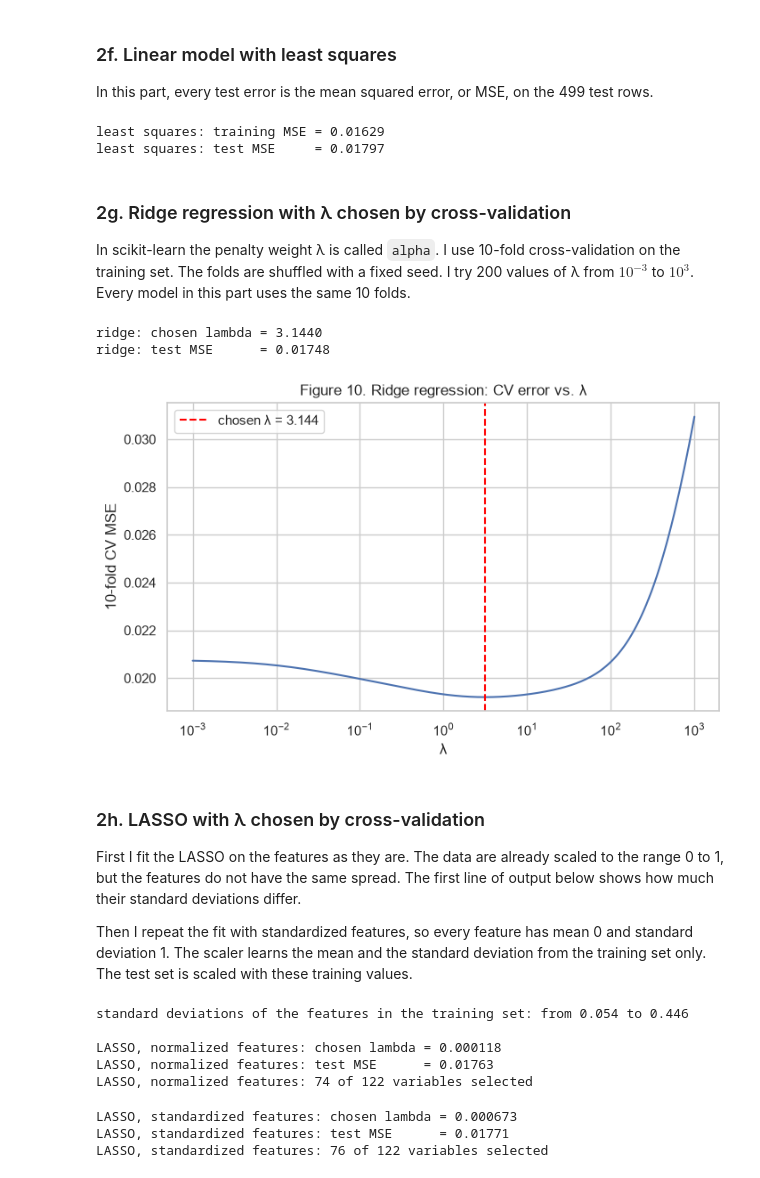
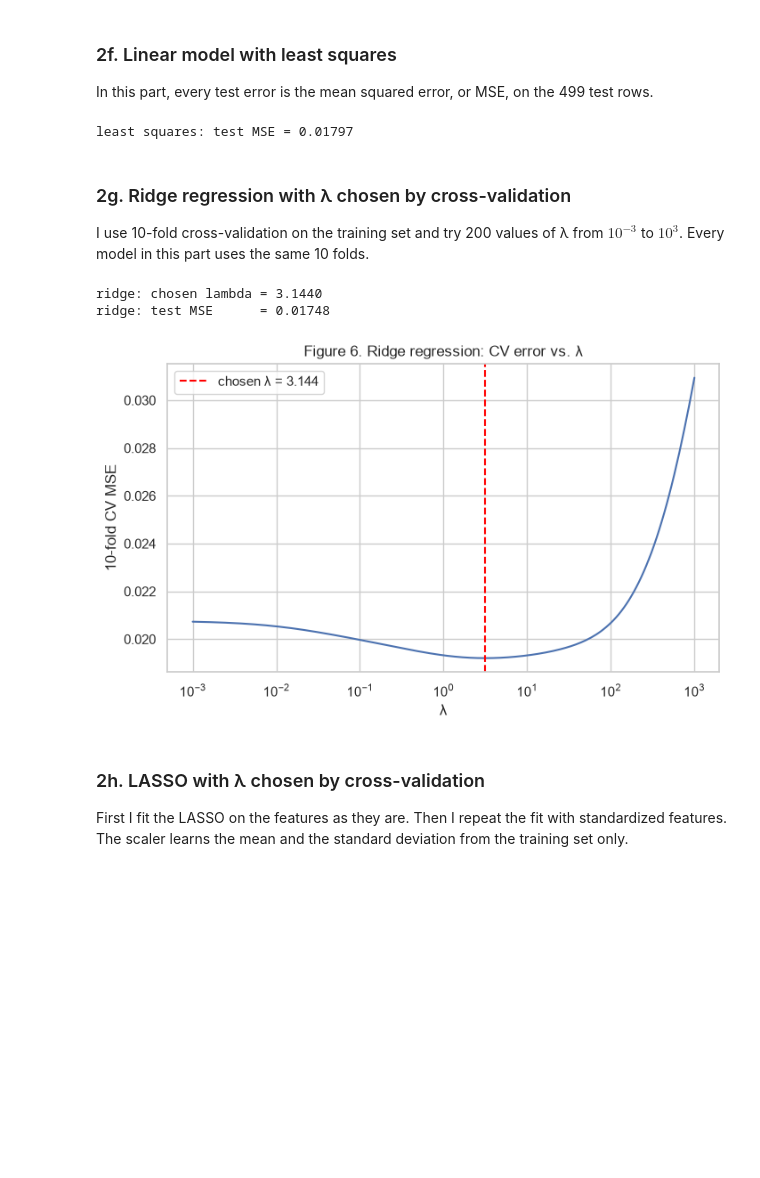
Before and after one commit to zous910814/dsci552-hw5, a Jupyter notebook: notebook/Huang_Chihwei_HW5.ipynb, the cells around one changed output. Drawn from its saved outputs; the diff is of its cells as text; code cells hidden in the pictures; blank space fills up the shorter version.

```diff
--- a/notebook/Huang_Chihwei_HW5.ipynb
+++ b/notebook/Huang_Chihwei_HW5.ipynb
@@ -716,83 +364,38 @@ So the scatter plots are useful to see skew, outliers and the shape of a relatio
 ### 2f. Linear model with least squares
 
 In this part, every test error is the mean squared error, or MSE, on the 499 test rows.
-# %%
-results = {}
-
-ols = LinearRegression().fit(X_train, y_train)
-results["Least squares"] = mean_squared_error(y_test, ols.predict(X_test))
-print(f"least squares: training MSE = {mean_squared_error(y_train, ols.predict(X_train)):.5f}")
-print(f"least squares: test MSE     = {results['Least squares']:.5f}")
-# %% [output]
-least squares: training MSE = 0.01629
-least squares: test MSE     = 0.01797
+# %%
+ols = LinearRegression().fit(X_train, y_train)
+print(f"least squares: test MSE = {mean_squared_error(y_test, ols.predict(X_test)):.5f}")
+# %% [output]
+least squares: test MSE = 0.01797
 # %% [markdown]
 ### 2g. Ridge regression with λ chosen by cross-validation
 
-In scikit-learn the penalty weight λ is called `alpha`. I use 10-fold cross-validation on the training set.
-The folds are shuffled with a fixed seed. I try 200 values of λ from $10^{-3}$ to $10^{3}$. Every model in this part uses the same 10 folds.
+I use 10-fold cross-validation on the training set and try 200 values of λ from $10^{-3}$ to $10^{3}$.
+Every model in this part uses the same 10 folds.
 # %%
 kfold = KFold(n_splits=10, shuffle=True, random_state=RANDOM_STATE)
 
 ridge_alphas = np.logspace(-3, 3, 200)
 ridge_cv_mse = [-cross_val_score(Ridge(alpha=a), X_train, y_train, cv=kfold,
                                  scoring="neg_mean_squared_error").mean() for a in ridge_alphas]
 ridge = RidgeCV(alphas=ridge_alphas, cv=kfold, scoring="neg_mean_squared_error").fit(X_train, y_train)
-results["Ridge"] = mean_squared_error(y_test, ridge.predict(X_test))
-
 print(f"ridge: chosen lambda = {ridge.alpha_:.4f}")
-print(f"ridge: test MSE      = {results['Ridge']:.5f}")
+print(f"ridge: test MSE      = {mean_squared_error(y_test, ridge.predict(X_test)):.5f}")
 
 fig, ax = plt.subplots(figsize=(8, 4.5))
 ax.semilogx(ridge_alphas, ridge_cv_mse)
 ax.axvline(ridge.alpha_, color="red", ls="--", label=f"chosen λ = {ridge.alpha_:.3f}")
-ax.set(xlabel="λ", ylabel="10-fold CV MSE", title="Figure 10. Ridge regression: CV error vs. λ")
+ax.set(xlabel="λ", ylabel="10-fold CV MSE", title="Figure 6. Ridge regression: CV error vs. λ")
 ax.legend()
 plt.show()
 # %% [output]
 ridge: chosen lambda = 3.1440
 ridge: test MSE      = 0.01748
-[figure, old version]
+[figure, new version]
 # %% [markdown]
 ### 2h. LASSO with λ chosen by cross-validation
 
-First I fit the LASSO on the features as they are. The data are already scaled to the range 0 to 1,
-but the features do not have the same spread. The first line of output below shows how much their standard deviations differ.
-
-Then I repeat the fit with standardized features, so every feature has mean 0 and standard deviation 1.
-The scaler learns the mean and the standard deviation from the training set only. The test set is scaled with these training values.
+First I fit the LASSO on the features as they are. Then I repeat the fit with standardized features.
+The scaler learns the mean and the standard deviation from the training set only.
-# %%
-train_std = X_train.std()
-print(f"standard deviations of the features in the training set: from {train_std.min():.3f} to {train_std.max():.3f}\n")
-
-lasso_alphas = np.logspace(-6, -1, 100)
-
-lasso = LassoCV(alphas=lasso_alphas, cv=kfold, max_iter=100_000).fit(X_train, y_train)
-results["LASSO"] = mean_squared_error(y_test, lasso.predict(X_test))
-selected = pd.Series(lasso.coef_, index=FEATURE_NAMES)
-selected = selected[selected != 0].sort_values(key=np.abs, ascending=False)
-
-print(f"LASSO, normalized features: chosen lambda = {lasso.alpha_:.6f}")
-print(f"LASSO, normalized features: test MSE      = {results['LASSO']:.5f}")
-print(f"LASSO, normalized features: {len(selected)} of {len(FEATURE_NAMES)} variables selected")
-# %% [output]
-standard deviations of the features in the training set: from 0.054 to 0.446
-
-LASSO, normalized features: chosen lambda = 0.000118
-LASSO, normalized features: test MSE      = 0.01763
-LASSO, normalized features: 74 of 122 variables selected
-# %%
-lasso_std = make_pipeline(StandardScaler(),
-                          LassoCV(alphas=lasso_alphas, cv=kfold, max_iter=100_000)).fit(X_train, y_train)
-lasso_std_model = lasso_std[-1]
-results["LASSO, standardized"] = mean_squared_error(y_test, lasso_std.predict(X_test))
-selected_std = pd.Series(lasso_std_model.coef_, index=FEATURE_NAMES)
-selected_std = selected_std[selected_std != 0].sort_values(key=np.abs, ascending=False)
-
-print(f"LASSO, standardized features: chosen lambda = {lasso_std_model.alpha_:.6f}")
-print(f"LASSO, standardized features: test MSE      = {results['LASSO, standardized']:.5f}")
-print(f"LASSO, standardized features: {len(selected_std)} of {len(FEATURE_NAMES)} variables selected")
-# %% [output]
-LASSO, standardized features: chosen lambda = 0.000673
-LASSO, standardized features: test MSE      = 0.01771
-LASSO, standardized features: 76 of 122 variables selected
```
Also changed, not shown: parts of 81 cells of this notebook.
